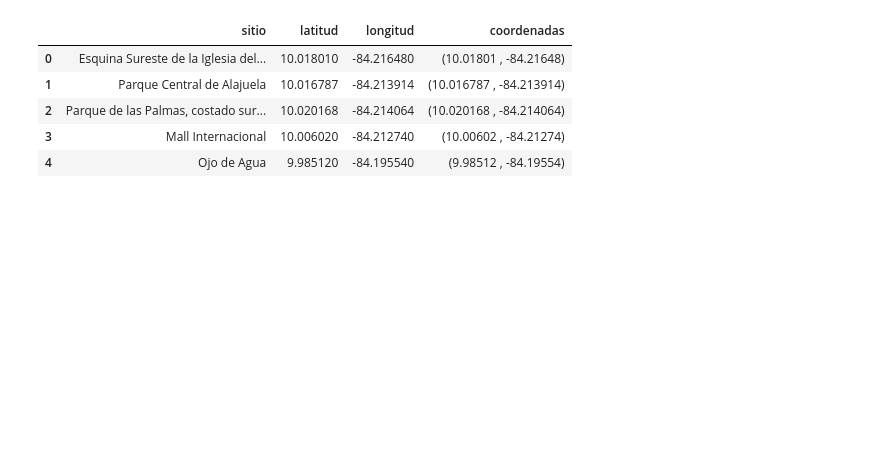
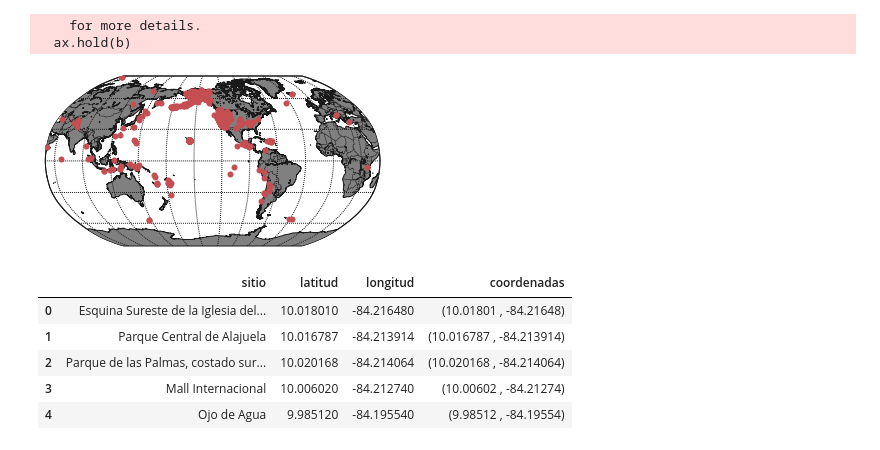
Before and after one commit to tian2992/notebooks_dateros, a Jupyter notebook: 04-basemap/04-mapas.ipynb, the cells around one changed output. Cells and saved outputs as stored; diff of their text form; code cells hidden in the pictures; blank space fills up the shorter version.

```diff
--- a/04-basemap/04-mapas.ipynb
+++ b/04-basemap/04-mapas.ipynb
@@ -37,3 +43,9 @@ import seaborn as sns
 sns.set(style="white", color_codes=True)
 
 %matplotlib inline
+# %%
+# import csv
+quakes = pd.read_csv("http://earthquake.usgs.gov/earthquakes/feed/v1.0/summary/1.0_week.csv")
+
+# Create empty lists for the latitudes and longitudes.
+lats, lons = list(quakes['latitude']), list(quakes['longitude'])
@@ -40,3 +72,26 @@ sns.set(style="white", color_codes=True)
+# %%
+# --- Build Map ---
+from mpl_toolkits.basemap import Basemap
+import matplotlib.pyplot as plt
+import numpy as np
+
+eq_map = Basemap(projection='robin', resolution = 'l', area_thresh = 1000.0,
+              lat_0=0, lon_0=-130)
+eq_map.drawcoastlines()
+eq_map.drawcountries()
+eq_map.fillcontinents(color = 'gray')
+eq_map.drawmapboundary()
+eq_map.drawmeridians(np.arange(0, 360, 30))
+eq_map.drawparallels(np.arange(-90, 90, 30))
+
+x,y = eq_map(lons, lats)
+eq_map.plot(x, y, 'ro', markersize=6)
+
+plt.show()
+# %% [output]
+    for more details.
+  ax.hold(b)
+[figure, added]
 # %%
 df = pd.read_csv('hiv_cr_data.csv')
 df.columns
```
Also changed, not shown: parts of 5 cells of this notebook.
